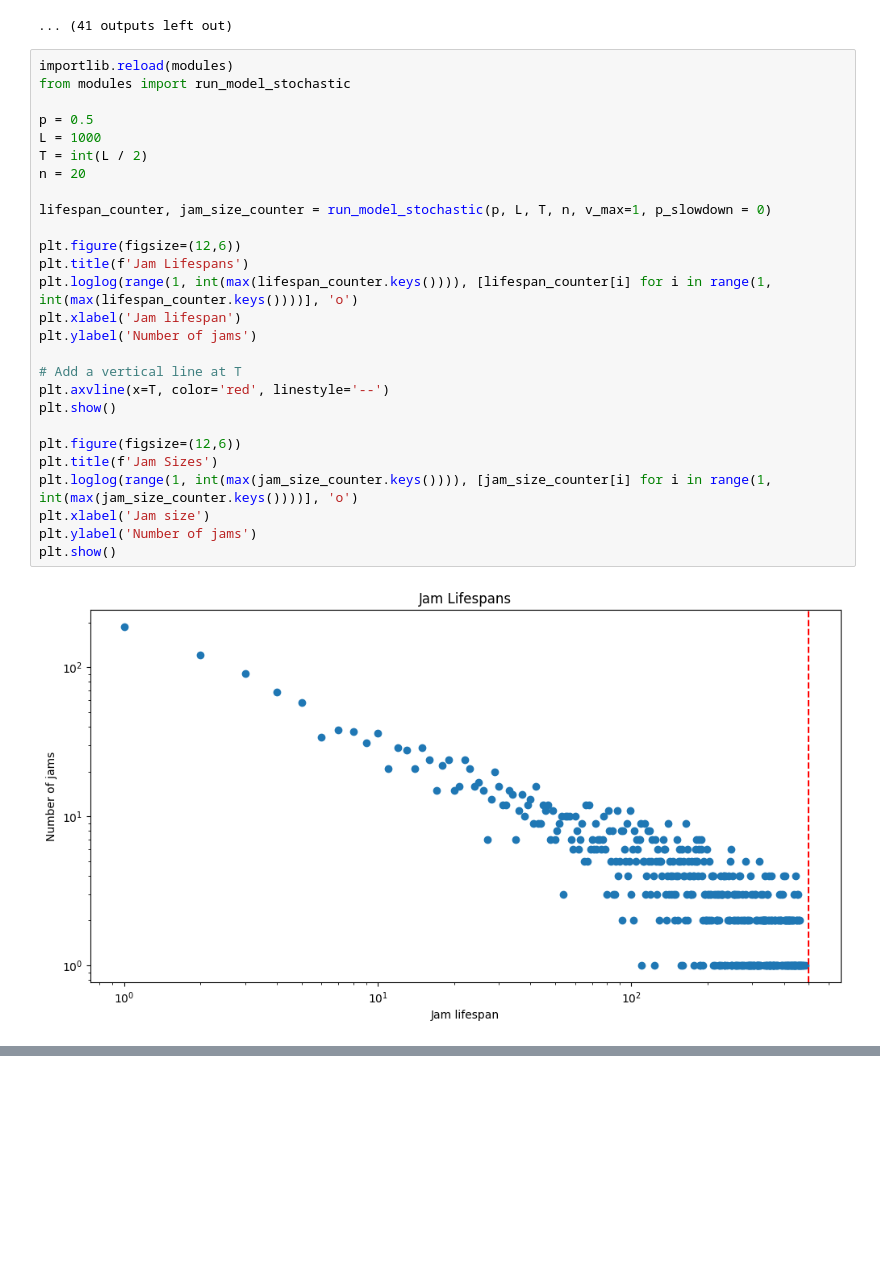
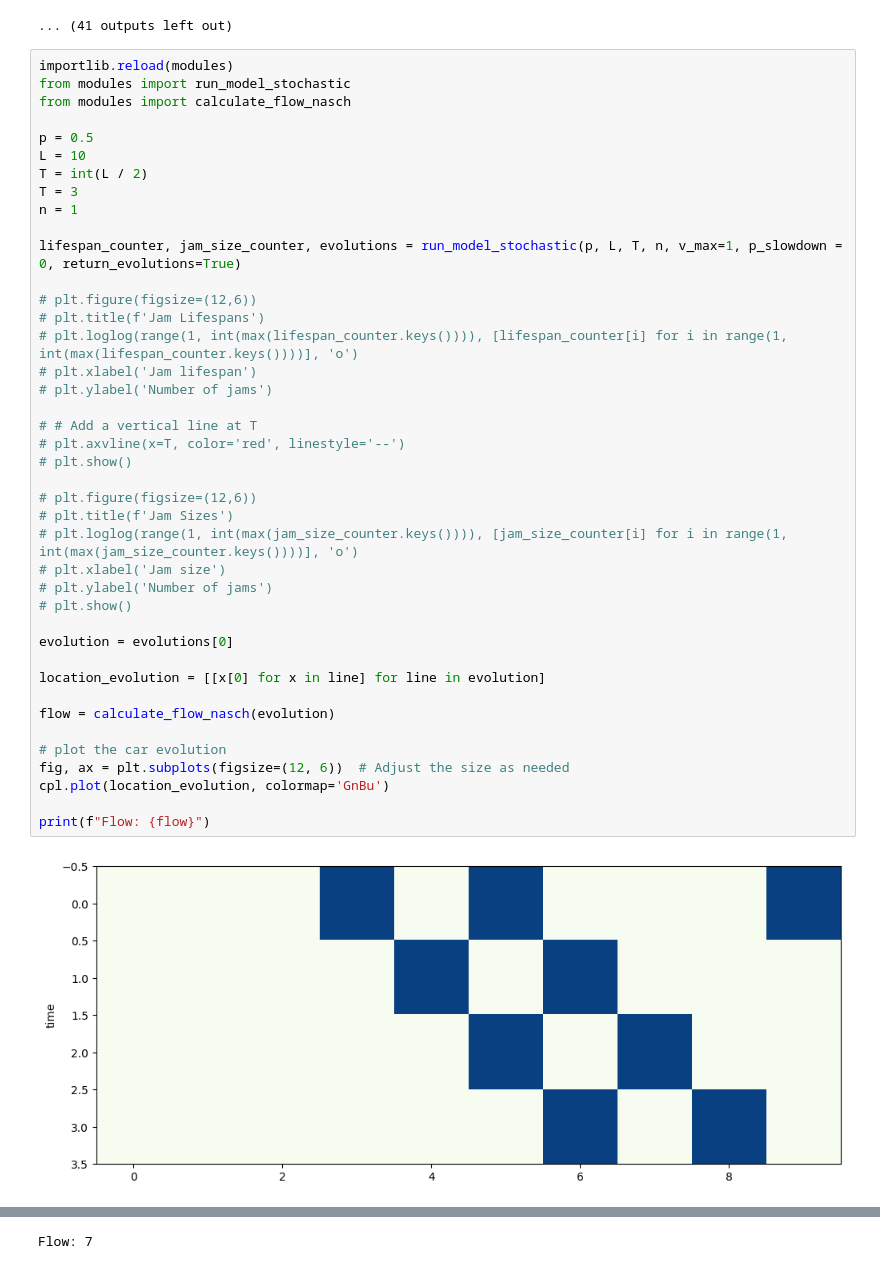
Before and after one commit to ThomasTenDamme/CSS-Group1, a Jupyter notebook: nb.ipynb, the cells around one changed output, grey strips where cells are left out. Drawn from its saved outputs; the diff is of its cells as text; blank space fills up the shorter version.

Commit message:
Added calculate_flow_nasch

```diff
--- a/nb.ipynb
+++ b/nb.ipynb
@@ -192,29 +189,43 @@ Running model for p = 0.4448979591836735
 # %%
 importlib.reload(modules)
 from modules import run_model_stochastic
+from modules import calculate_flow_nasch
 
 p = 0.5
-L = 1000
+L = 10
 T = int(L / 2)
-n = 20
+T = 3
+n = 1
 
-lifespan_counter, jam_size_counter = run_model_stochastic(p, L, T, n, v_max=1, p_slowdown = 0)
+lifespan_counter, jam_size_counter, evolutions = run_model_stochastic(p, L, T, n, v_max=1, p_slowdown = 0, return_evolutions=True)
 
-plt.figure(figsize=(12,6))
-plt.title(f'Jam Lifespans')
-plt.loglog(range(1, int(max(lifespan_counter.keys()))), [lifespan_counter[i] for i in range(1, int(max(lifespan_counter.keys())))], 'o')
-plt.xlabel('Jam lifespan')
-plt.ylabel('Number of jams')
+# plt.figure(figsize=(12,6))
+# plt.title(f'Jam Lifespans')
+# plt.loglog(range(1, int(max(lifespan_counter.keys()))), [lifespan_counter[i] for i in range(1, int(max(lifespan_counter.keys())))], 'o')
+# plt.xlabel('Jam lifespan')
+# plt.ylabel('Number of jams')
 
-# Add a vertical line at T
-plt.axvline(x=T, color='red', linestyle='--')
-plt.show()
+# # Add a vertical line at T
+# plt.axvline(x=T, color='red', linestyle='--')
+# plt.show()
 
-plt.figure(figsize=(12,6))
-plt.title(f'Jam Sizes')
-plt.loglog(range(1, int(max(jam_size_counter.keys()))), [jam_size_counter[i] for i in range(1, int(max(jam_size_counter.keys())))], 'o')
-plt.xlabel('Jam size')
-plt.ylabel('Number of jams')
-plt.show()
+# plt.figure(figsize=(12,6))
+# plt.title(f'Jam Sizes')
+# plt.loglog(range(1, int(max(jam_size_counter.keys()))), [jam_size_counter[i] for i in range(1, int(max(jam_size_counter.keys())))], 'o')
+# plt.xlabel('Jam size')
+# plt.ylabel('Number of jams')
+# plt.show()
+
+evolution = evolutions[0]
+
+location_evolution = [[x[0] for x in line] for line in evolution]
+
+flow = calculate_flow_nasch(evolution)
+
+# plot the car evolution
+fig, ax = plt.subplots(figsize=(12, 6))  # Adjust the size as needed
+cpl.plot(location_evolution, colormap='GnBu')
+
+print(f"Flow: {flow}")
 # %% [output]
-[figure, old version]
+[figure, new version]
@@ -221,0 +232 @@ plt.show()
+Flow: 7
```
Also changed, not shown: parts of 7 cells of this notebook, 1 other file.
